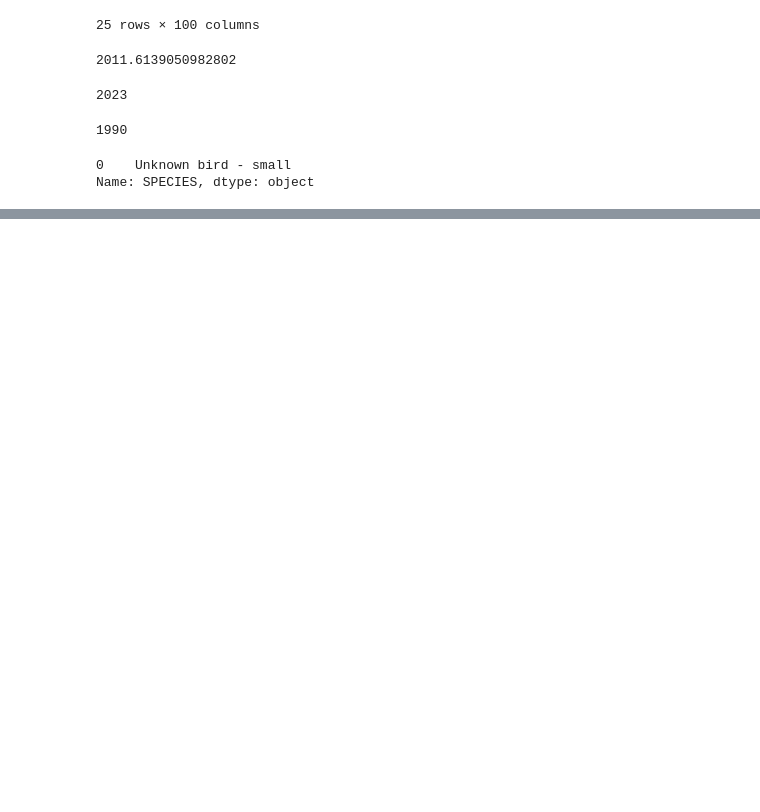
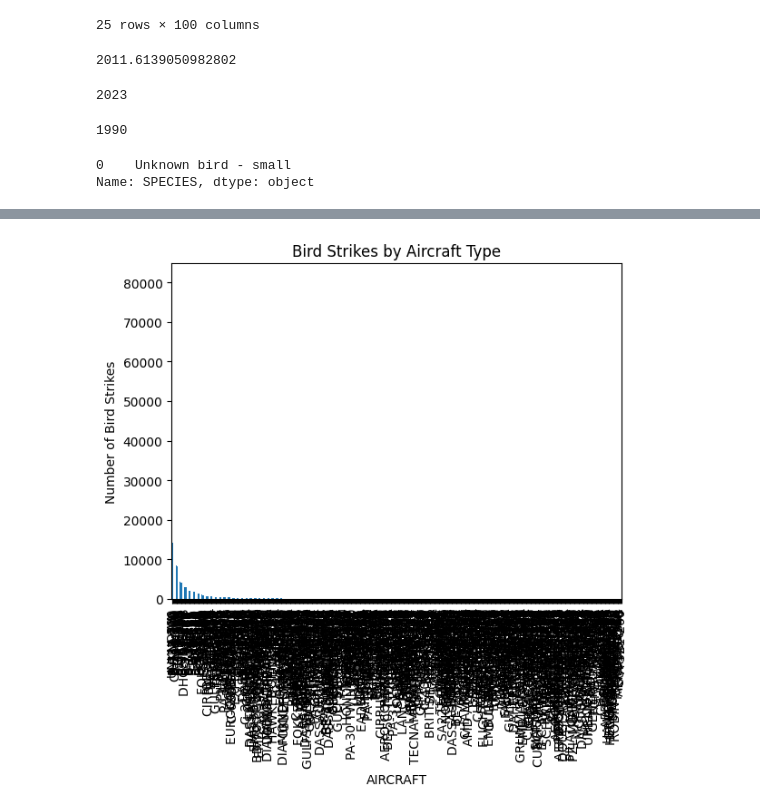
Before and after one commit to jpthefish/ALAN-Birdstrike-Data-For-Research, a Jupyter notebook: ALAN_Notebook.ipynb, the cells around one changed output, grey strips where cells are left out. Drawn from its saved outputs; the diff is of its cells as text; code cells hidden in the pictures; blank space fills up the shorter version.

```diff
--- a/ALAN_Notebook.ipynb
+++ b/ALAN_Notebook.ipynb
@@ -48,0 +59,7 @@ Name: SPECIES, dtype: object
+# %%
+# Categorical analysis (distribution by aircraft type)
+dataframe['AIRCRAFT'].value_counts().plot(kind='bar', title='Bird Strikes by Aircraft Type')
+plt.ylabel('Number of Bird Strikes')
+plt.show()
+# %% [output]
+[figure, added]
```
Also changed, not shown: parts of 6 cells of this notebook.
